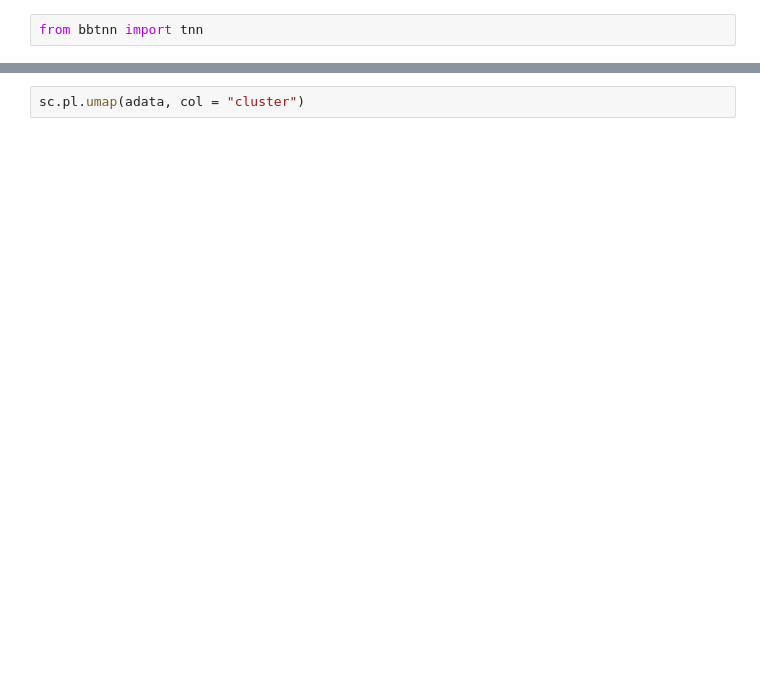
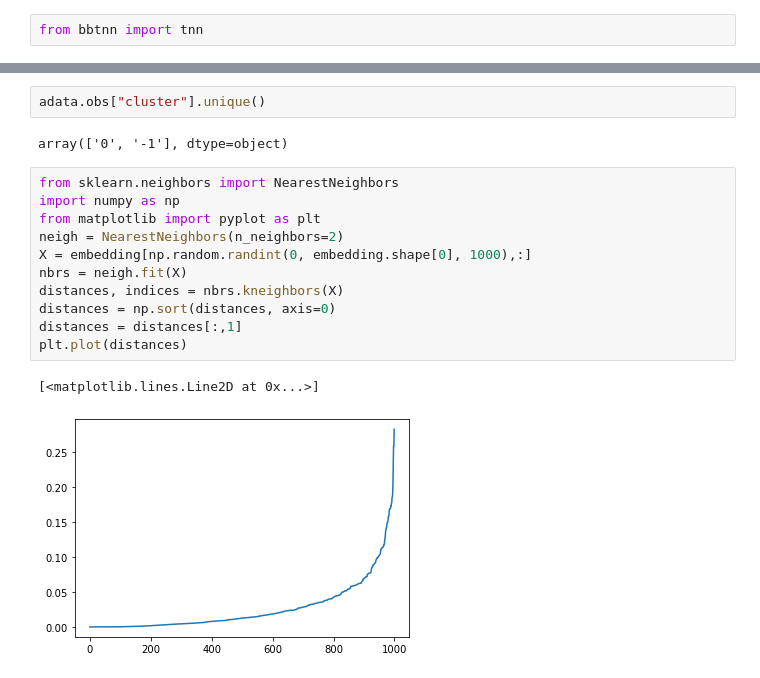
Before and after one commit to lkmklsmn/bbtnn, a Jupyter notebook: examples/EMBL integration.ipynb, the cells around one changed output, grey strips where cells are left out. Drawn from its saved outputs; the diff is of its cells as text; blank space fills up the shorter version.

```diff
--- a/examples/EMBL integration.ipynb
+++ b/examples/EMBL integration.ipynb
@@ -77,2 +209,18 @@ NameError: name 'embedding' is not defined
-# %%
-sc.pl.umap(adata, col = "cluster")
+# %%
+adata.obs["cluster"].unique()
+# %% [output]
+array(['0', '-1'], dtype=object)
+# %%
+from sklearn.neighbors import NearestNeighbors
+import numpy as np
+from matplotlib import pyplot as plt
+neigh = NearestNeighbors(n_neighbors=2)
+X = embedding[np.random.randint(0, embedding.shape[0], 1000),:]
+nbrs = neigh.fit(X)
+distances, indices = nbrs.kneighbors(X)
+distances = np.sort(distances, axis=0)
+distances = distances[:,1]
+plt.plot(distances)
+# %% [output]
+[<matplotlib.lines.Line2D at 0x...>]
+[figure, added]
```
Also changed, not shown: parts of 21 cells of this notebook, 7 other files.
